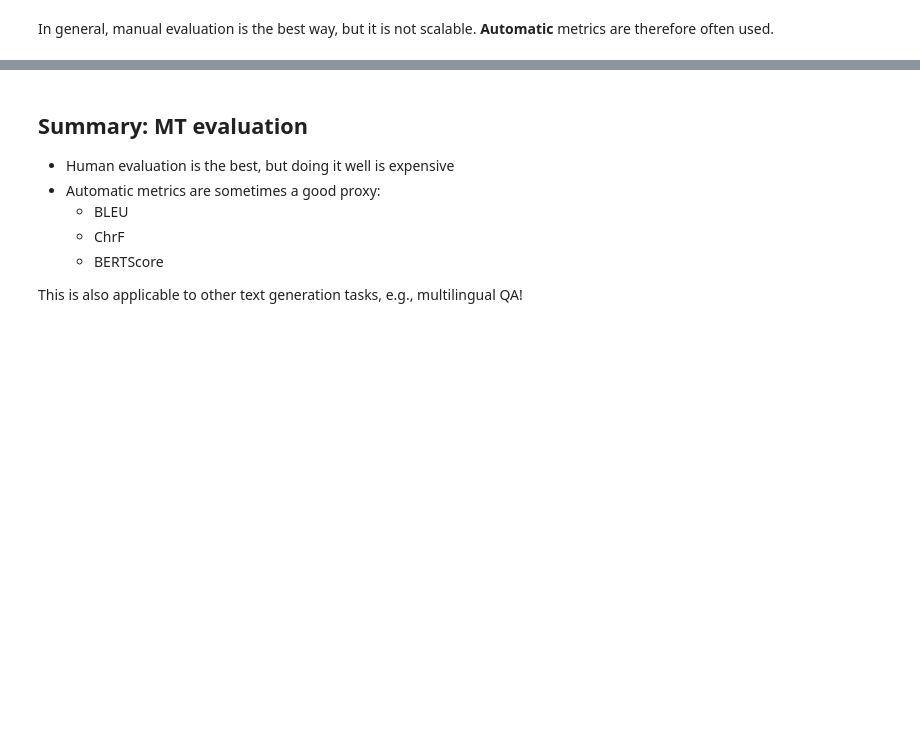
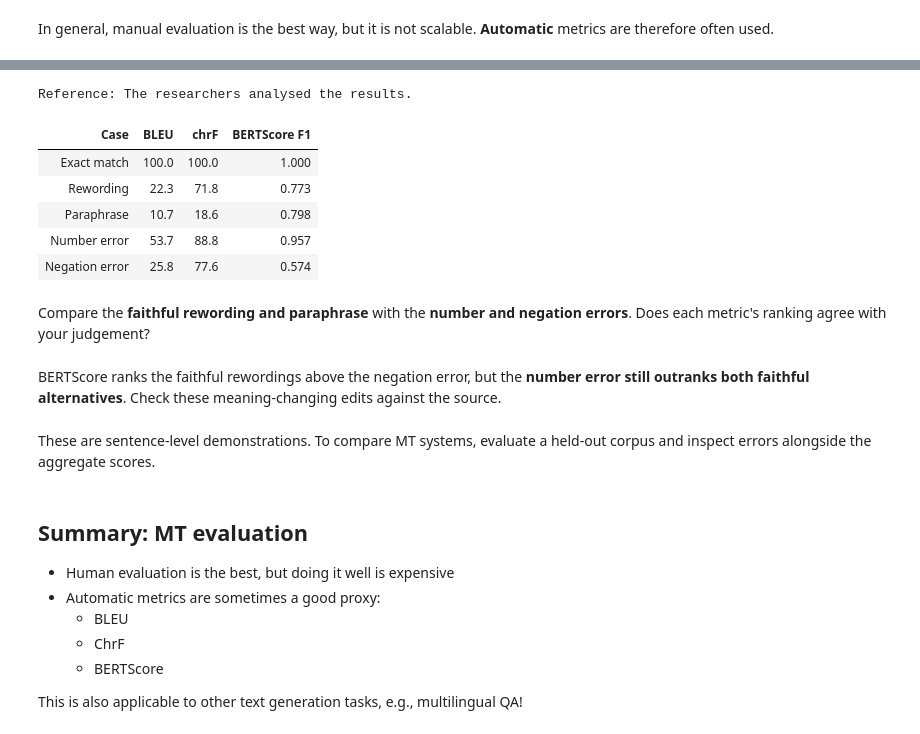
Before and after one commit to coastalcph/nlp-course, a Jupyter notebook: chapters/nmt_slides_active.ipynb, the cells around one changed output, grey strips where cells are left out. Saved outputs shown, nothing was run; the diff lists cells and outputs as text; code cells hidden in the pictures; blank space fills up the shorter version.

```diff
--- a/chapters/nmt_slides_active.ipynb
+++ b/chapters/nmt_slides_active.ipynb
@@ -553,3 +567,38 @@ F1.item()
+# %%
+import os
+from bert_score import BERTScorer
+
+# Use the restricted checkpoint loader even with older Transformers versions.
+os.environ["TORCH_FORCE_WEIGHTS_ONLY_LOAD"] = "1"
+
+# Use the published checkpoint without requesting a background conversion.
+os.environ["DISABLE_SAFETENSORS_CONVERSION"] = "1"
+
+scorer = BERTScorer(model_type="microsoft/deberta-large-mnli", lang="en", rescale_with_baseline=True)
+
+# Avoid an undefined tokenizer limit overflowing in Transformers 5.
+scorer._tokenizer.model_max_length = scorer._model.config.max_position_embeddings
+
+P, R, F1 = scorer.score(
+    evaluation_examples["Translation"].tolist(),
+    [mt_reference] * len(evaluation_examples),
+)
+evaluation_examples["BERTScore F1"] = F1.cpu().tolist()
+show_evaluation(["BLEU", "chrF", "BERTScore F1"], translations=False)
+# %% [output]
+Reference: The researchers analysed the results.
+| Case | BLEU | chrF | BERTScore F1 |
+| Exact match | 100.0 | 100.0 | 1.000 |
+| Rewording | 22.3 | 71.8 | 0.773 |
+| Paraphrase | 10.7 | 18.6 | 0.798 |
+| Number error | 53.7 | 88.8 | 0.957 |
+| Negation error | 25.8 | 77.6 | 0.574 |
+# %% [markdown]
+Compare the **faithful rewording and paraphrase** with the **number and negation errors**. Does each metric's ranking agree with your judgement?
+# %% [markdown]
+BERTScore ranks the faithful rewordings above the negation error, but the **number error still outranks both faithful alternatives**. Check these meaning-changing edits against the source.
+# %% [markdown]
+These are sentence-level demonstrations. To compare MT systems, evaluate a held-out corpus and inspect errors alongside the aggregate scores.
 # %% [markdown]
 ## Summary: MT evaluation
 
```
Also changed, not shown: parts of 40 cells of this notebook, 2 other files.
